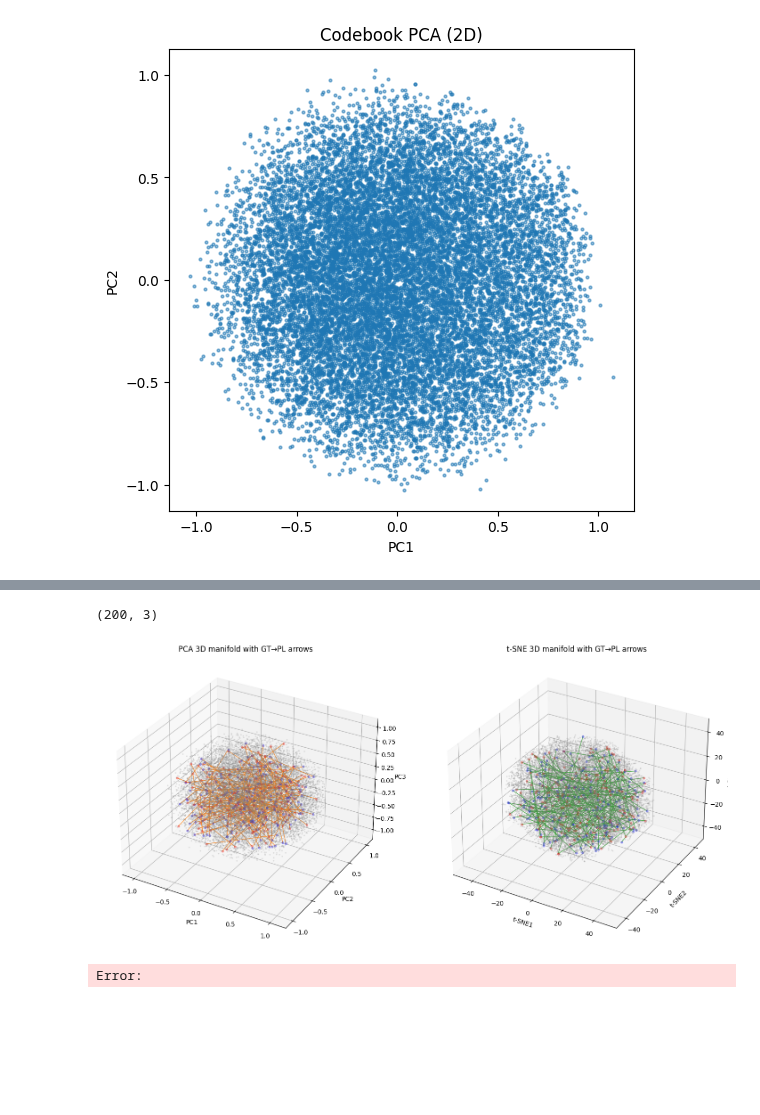
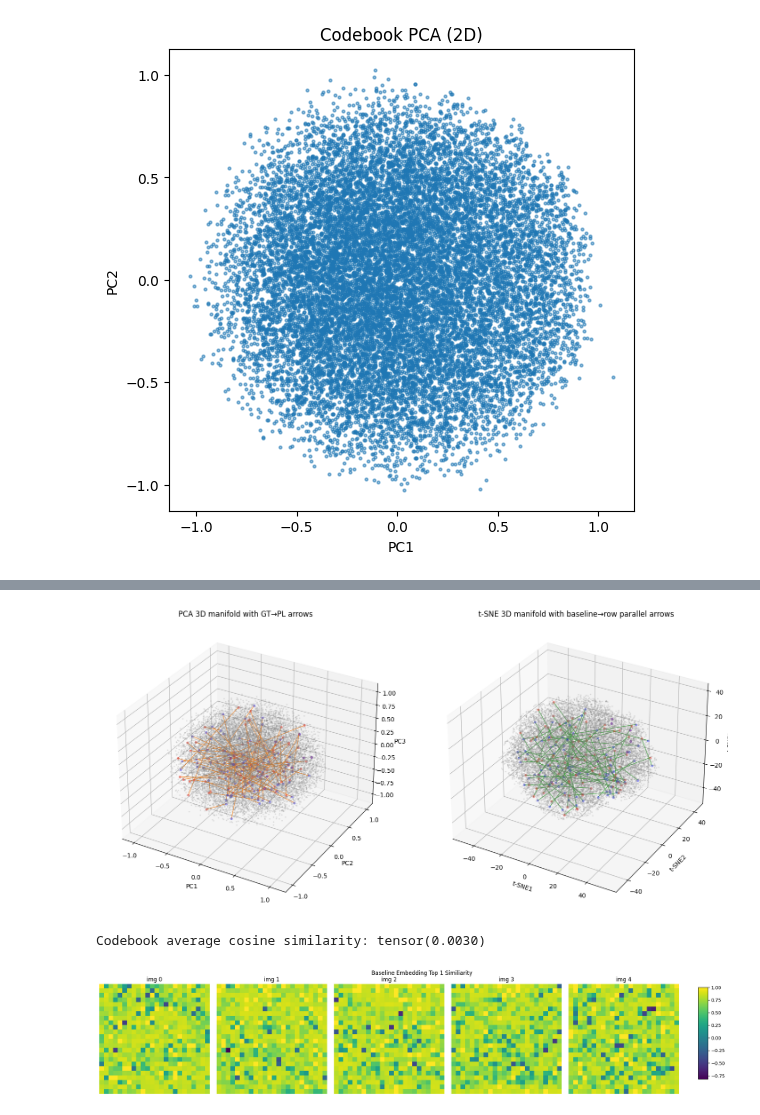
Before and after one commit to vlgdglv/Janus, a Jupyter notebook: visual_emb.ipynb, the cells around one changed output, grey strips where cells are left out. Saved outputs shown, nothing was run; the diff lists cells and outputs as text; code cells hidden in the pictures; blank space fills up the shorter version.

```diff
--- a/visual_emb.ipynb
+++ b/visual_emb.ipynb
@@ -268,11 +270,13 @@ plt.show()
 # %%
 idx_all = np.arange(bs_flat.shape[0])
-idx_diff = idx_all[diff_mask]
-num_arrows = 200
-idx_diff_small = np.random.choice(
-    idx_diff, size=min(num_arrows, idx_diff.shape[0]), replace=False
+
+num_arrows = 100
+idx_all_small = np.random.choice(
+    idx_all, size=min(num_arrows, idx_all.shape[0]), replace=False
 )
 
-gt_a = bs_flat[idx_diff_small]
-pl_a = pl_flat[idx_diff_small]
+gt_a = bs_flat[idx_all_small]
+pl_a = pl_flat[idx_all_small]
+
+print(gt_a.shape, pl_a.shape)
 # %% [output]
@@ -311,7 +315,3 @@ E_tsne_3d = tsne_3d.fit_transform(E)
-# %%
-E_pca_3d[gt_a]
-# %% [output]
-(200, 3)
 # %%
 # fig = plt.figure(figsize=(15, 7))
 fig = plt.figure(figsize=(15, 7))
@@ -328,34 +328,34 @@ for x0, y0, z0, x1, y1, z1 in zip(
     ax.plot([x0, x1], [y0, y1], [z0, z1], color="C1", alpha=0.8, linewidth=1.0)
     ax.scatter([x0], [y0], [z0], s=10, color="red", alpha=0.3)
     ax.scatter([x1], [y1], [z1], s=10, color="blue", alpha=0.3)
 
 ax.set_title("PCA 3D manifold with GT→PL arrows")
 ax.set_xlabel("PC1")
 ax.set_ylabel("PC2")
 ax.set_zlabel("PC3")
 
 
 # t-SNE 3D
 # fig = plt.figure(figsize=(7, 7))
 ax = fig.add_subplot(122, projection='3d')
 ax.scatter(E_tsne_3d[:, 0], E_tsne_3d[:, 1], E_tsne_3d[:, 2],
            s=2, alpha=0.15, color="gray")
 
 for x0, y0, z0, x1, y1, z1 in zip(
     E_tsne_3d[gt_a][:, 0], E_tsne_3d[gt_a][:, 1], E_tsne_3d[gt_a][:, 2],
     E_tsne_3d[pl_a][:, 0], E_tsne_3d[pl_a][:, 1], E_tsne_3d[pl_a][:, 2],
 ):
     ax.plot([x0, x1], [y0, y1], [z0, z1], color="C2", alpha=0.8, linewidth=1.0)
     ax.scatter([x0], [y0], [z0], s=10, color="red", alpha=0.3)
     ax.scatter([x1], [y1], [z1], s=10, color="blue", alpha=0.3)
 
-ax.set_title("t-SNE 3D manifold with GT→PL arrows")
+ax.set_title("t-SNE 3D manifold with baseline→row parallel arrows")
 ax.set_xlabel("t-SNE1")
 ax.set_ylabel("t-SNE2")
 ax.set_zlabel("t-SNE3")
 
 plt.tight_layout()
-plt.show()
+# plt.show()
+plt.savefig("assets/baseline_rowparallel_token_arrows.pdf", dpi=200)
 # %% [output]
-[figure, old version]
+[figure, new version]
-Error:
@@ -361,0 +406,9 @@ Error:
+# %%
+sim_mat = codebook @ codebook.T
+
+mask = ~np.eye(sim_mat.shape[0], dtype=bool)
+codebook_avg_sim = sim_mat[mask].mean()
+
+print("Codebook average cosine similarity:", codebook_avg_sim)
+# %% [output]
+Codebook average cosine similarity: tensor(0.0030)
@@ -361,0 +418,5 @@ Error:
+# %%
+top = 1
+plot_feature_per_image(bs_sims_list[:,:,top], f"Baseline Embedding Top {top} Similiarity")
+# %% [output]
+[figure, added]
```
Also changed, not shown: parts of 20 cells of this notebook, 13 other files.
